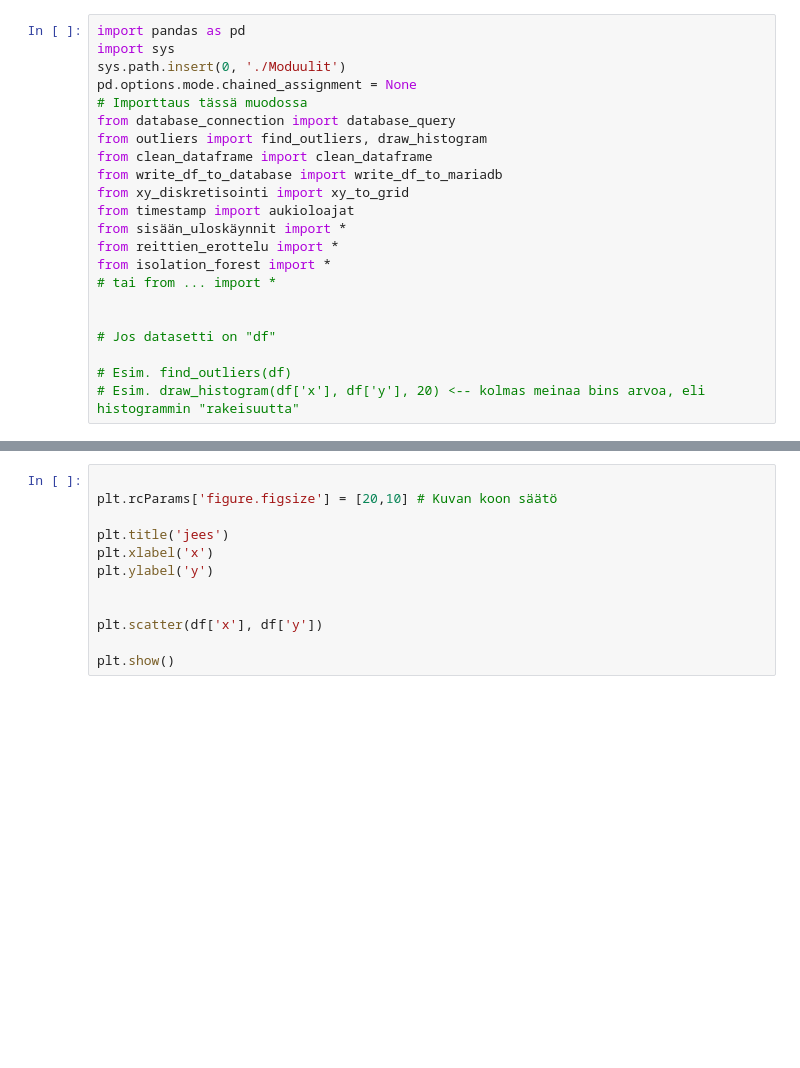
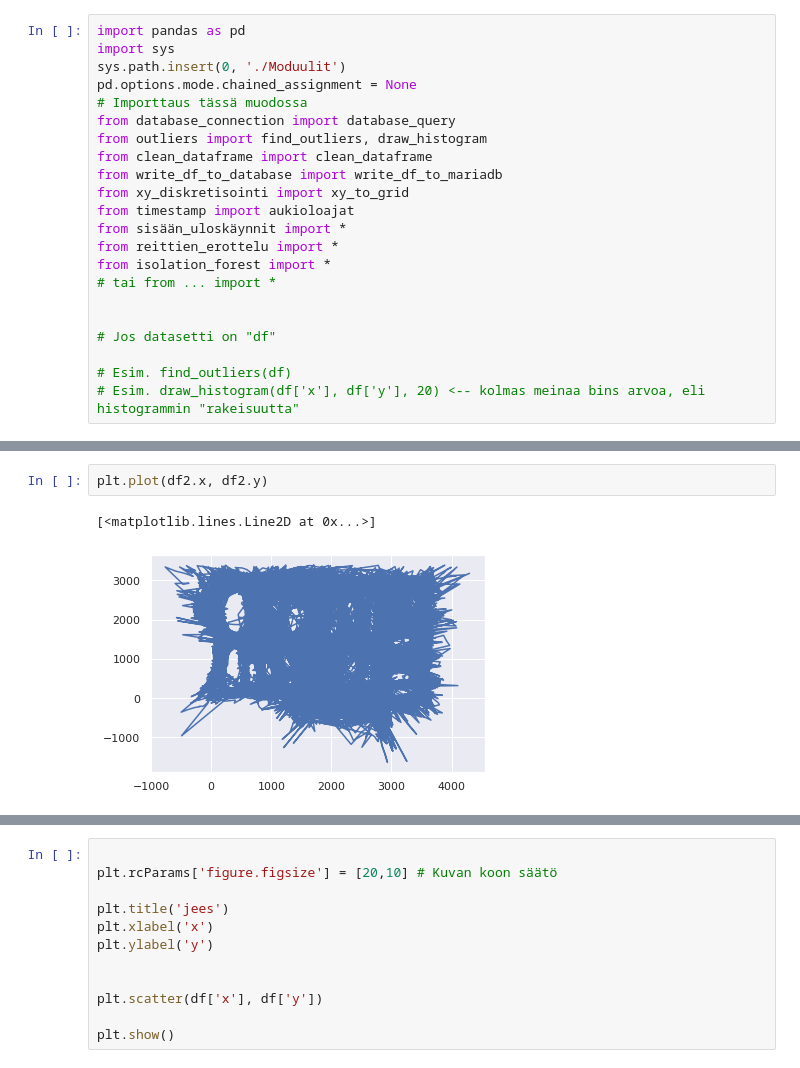
Before and after one commit to Erik-Eki/Project-2-machine-learning-applications, a Jupyter notebook: Kassat.ipynb, the cells around one changed output, grey strips where cells are left out. Drawn from its saved outputs; the diff is of its cells as text; blank space fills up the shorter version.

```diff
--- a/Kassat.ipynb
+++ b/Kassat.ipynb
@@ -69,0 +139,5 @@ Wall time: 5.72 µs
+# %%
+plt.plot(df2.x, df2.y)
+# %% [output]
+[<matplotlib.lines.Line2D at 0x...>]
+[figure, added]
```
Also changed, not shown: parts of 39 cells of this notebook, 1 other file.
